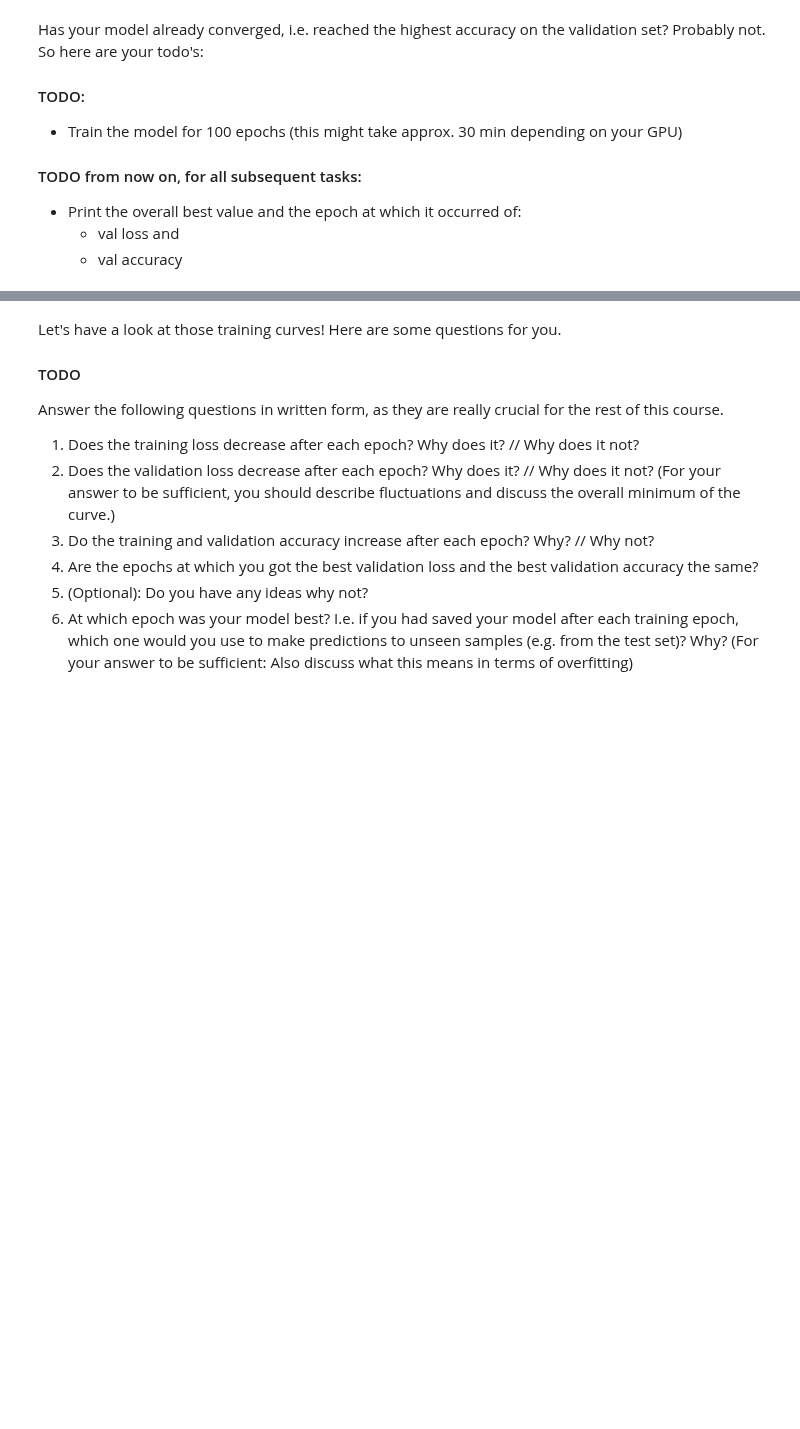
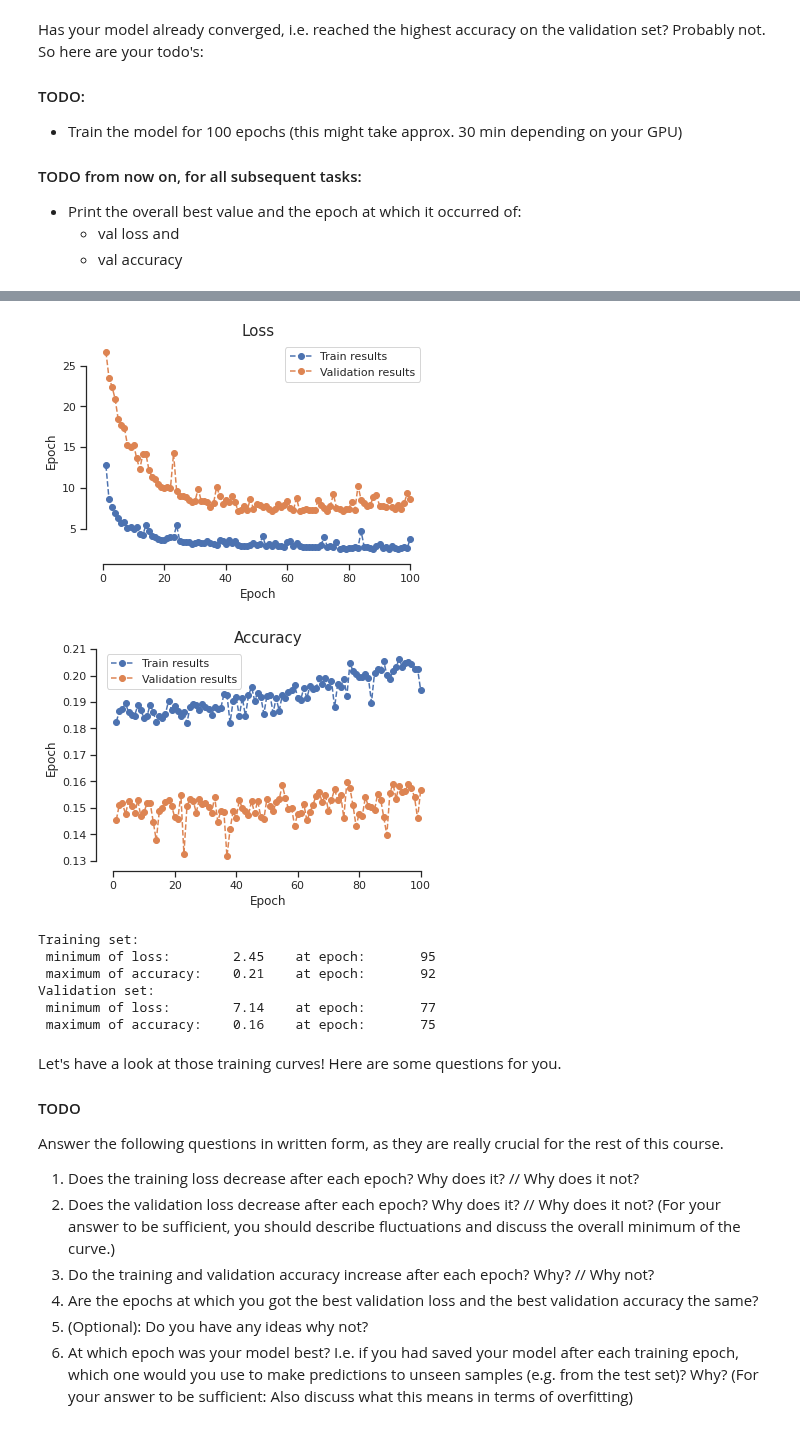
Before and after one commit to swang1112/DL_VL, a Jupyter notebook: Colab Notebooks/Exercises2_2020.ipynb, the cells around one changed output, grey strips where cells are left out. Cells and saved outputs as stored; diff of their text form; code cells hidden in the pictures; blank space fills up the shorter version.

```diff
--- a/Colab Notebooks/Exercises2_2020.ipynb
+++ b/Colab Notebooks/Exercises2_2020.ipynb
@@ -687,3 +707,27 @@ plot("Accuracy", "Epoch", train_accs, val_accs, yscale='linear')
+# %%
+# visualization
+plot("Loss", "Epoch", train_losses, val_losses, yscale='linear')
+plot("Accuracy", "Epoch", train_accs, val_accs, yscale='linear')
+# %% [output]
+[figure, added]
+[figure, added]
+# %%
+train_losses_min, val_losses_min = min(train_losses), min(val_losses)
+train_losses_min_epoch, val_losses_min_epoch = np.argmin(train_losses), np.argmin(val_losses)
+
+train_accs_max, val_accs_max = max(train_accs), max(val_accs)
+train_accs_max_epoch, val_accs_max_epoch = np.argmax(train_accs), np.argmax(val_accs)
+
+print(f'Training set: \n minimum of loss: \t {train_losses_min:.2f} \t at epoch: \t {train_losses_min_epoch} \n maximum of accuracy: \t {train_accs_max:.2f} \t at epoch: \t {train_accs_max_epoch}')
+
+print(f'Validation set: \n minimum of loss: \t {val_losses_min:.2f} \t at epoch: \t {val_losses_min_epoch} \n maximum of accuracy: \t {val_accs_max:.2f} \t at epoch: \t {val_accs_max_epoch}')
+# %% [output]
+Training set:
+ minimum of loss:        2.45    at epoch:       95
+ maximum of accuracy:    0.21    at epoch:       92
+Validation set:
+ minimum of loss:        7.14    at epoch:       77
+ maximum of accuracy:    0.16    at epoch:       75
 # %% [markdown]
 Let's have a look at those training curves! Here are some questions for you.
 
```
Also changed, not shown: parts of 13 cells of this notebook, 3 other files.
